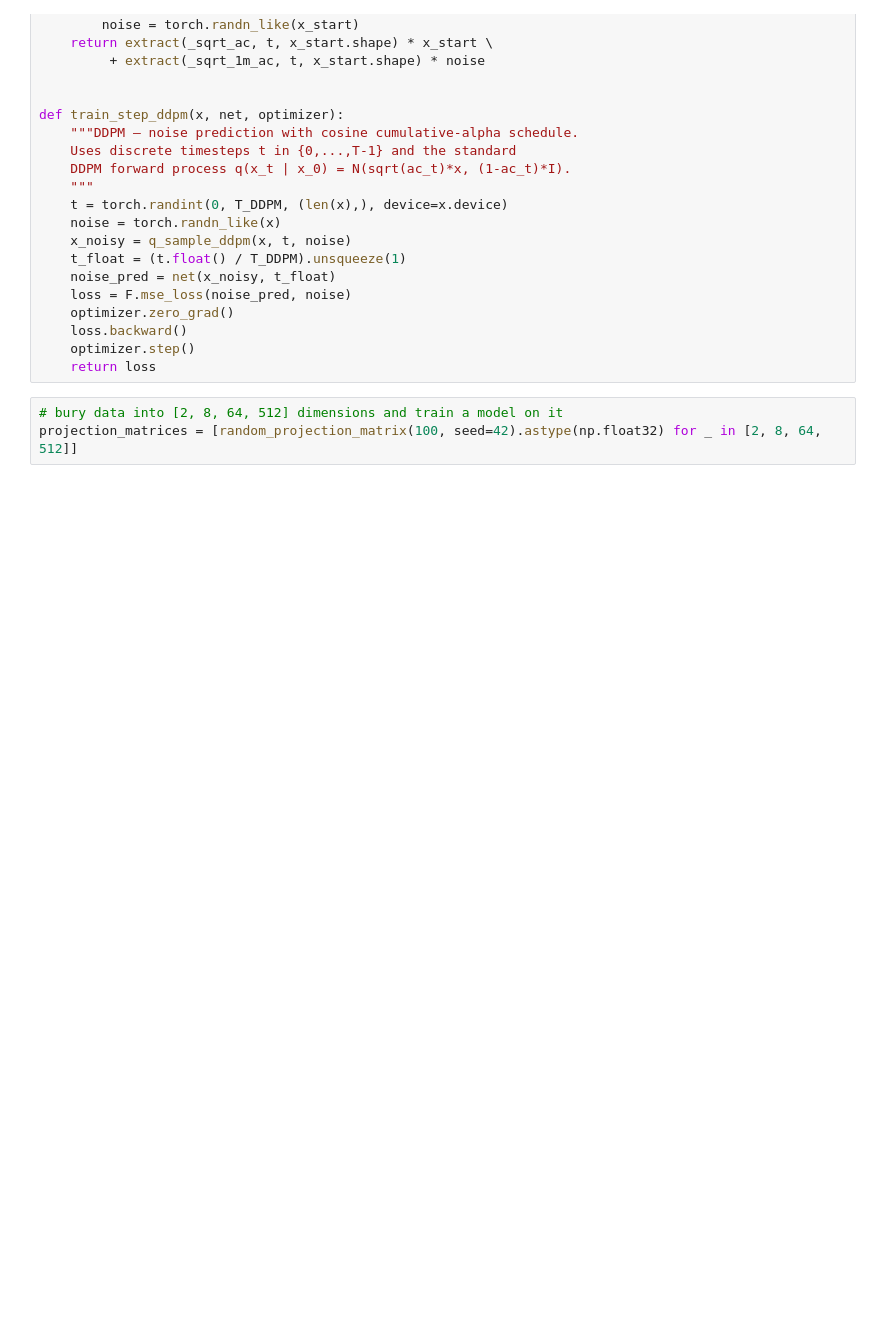
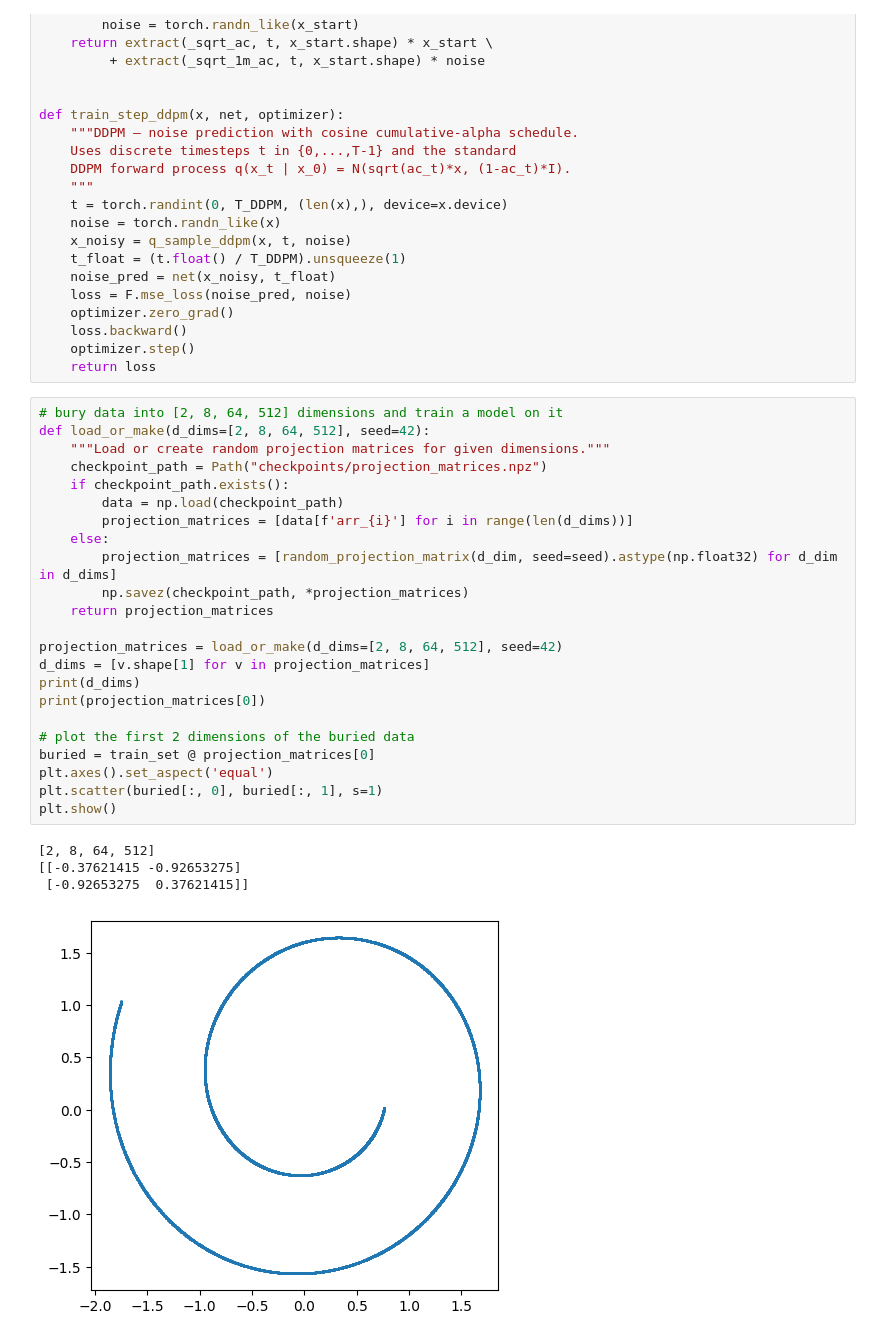
Before and after one commit to etienne87/diffusion_tutorials, a Jupyter notebook: notebooks/jit_toy_problem.ipynb, the cells around one changed output. Cells and saved outputs as stored; diff of their text form; blank space fills up the shorter version.

```diff
--- a/notebooks/jit_toy_problem.ipynb
+++ b/notebooks/jit_toy_problem.ipynb
@@ -157,7 +157,32 @@ def train_step_ddpm(x, net, optimizer):
     return loss
 # %%
 # bury data into [2, 8, 64, 512] dimensions and train a model on it
-projection_matrices = [random_projection_matrix(100, seed=42).astype(np.float32) for _ in [2, 8, 64, 512]]
+def load_or_make(d_dims=[2, 8, 64, 512], seed=42):
+    """Load or create random projection matrices for given dimensions."""
+    checkpoint_path = Path("checkpoints/projection_matrices.npz")
+    if checkpoint_path.exists():
+        data = np.load(checkpoint_path)
+        projection_matrices = [data[f'arr_{i}'] for i in range(len(d_dims))]
+    else:
+        projection_matrices = [random_projection_matrix(d_dim, seed=seed).astype(np.float32) for d_dim in d_dims]
+        np.savez(checkpoint_path, *projection_matrices)
+    return projection_matrices
+
+projection_matrices = load_or_make(d_dims=[2, 8, 64, 512], seed=42)
+d_dims = [v.shape[1] for v in projection_matrices]
+print(d_dims)
+print(projection_matrices[0])
+
+# plot the first 2 dimensions of the buried data
+buried = train_set @ projection_matrices[0]
+plt.axes().set_aspect('equal')
+plt.scatter(buried[:, 0], buried[:, 1], s=1)
+plt.show()
+# %% [output]
+[2, 8, 64, 512]
+[[-0.37621415 -0.92653275]
+ [-0.92653275  0.37621415]]
+[figure, added]
 # %%
 # ── Checkpointing ─────────────────────────────────────────────────────────────
 LOAD_FROM_CHECKPOINT_IF_AVAILABLE = True
```
Also changed, not shown: parts of 8 cells of this notebook, 1 other file.
